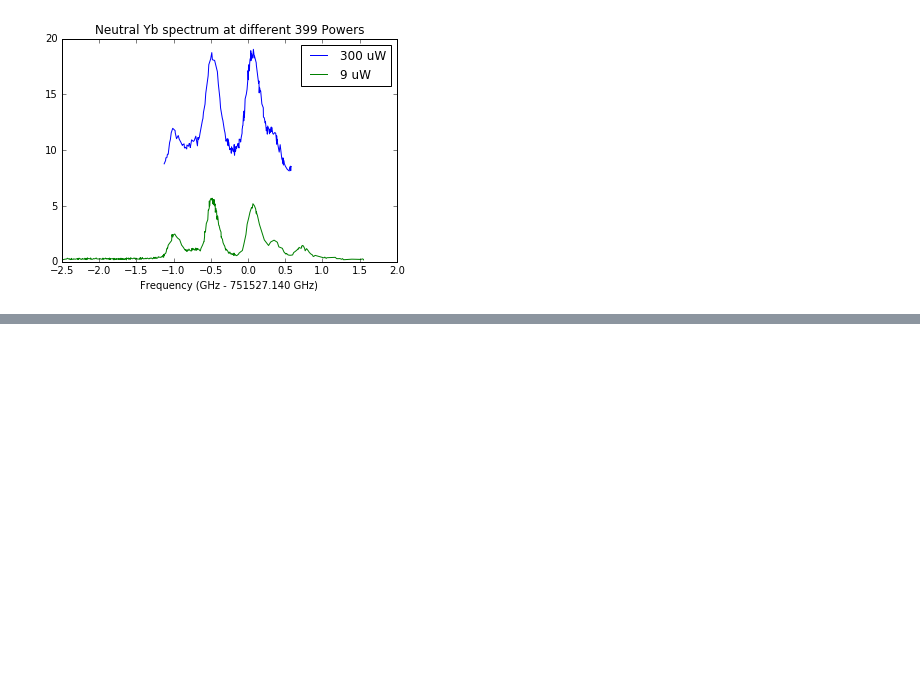
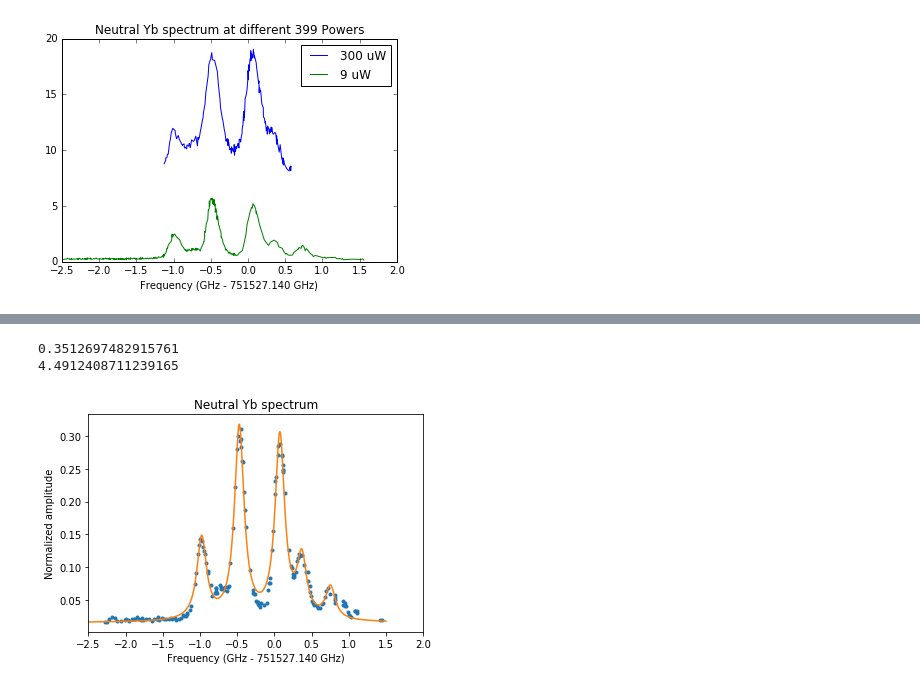
Before and after one commit to CampbellGroup/Qsim, a Jupyter notebook: Ipython-Notebooks/Neutral Fluorescence.ipynb, the cells around one changed output, grey strips where cells are left out. Drawn from its saved outputs; the diff is of its cells as text; code cells hidden in the pictures; blank space fills up the shorter version.

```diff
--- a/Ipython-Notebooks/Neutral Fluorescence.ipynb
+++ b/Ipython-Notebooks/Neutral Fluorescence.ipynb
@@ -138,0 +139,26 @@ plt.title('Neutral Yb spectrum')
+# %%
+def lorentzfunc(x, x1, x2, x3, x4, x5, gamma, A1, A2, A3, A4, A5, offset):
+   return (A1/(2*np.pi)) * gamma/((x - x1)**2 + (gamma/2)**2) + (A2/(2*np.pi)) * gamma/((x - x2)**2 + (gamma/2)**2) + (A3/(2*np.pi)) * gamma/((x - x3)**2 + (gamma/2)**2) + \
+            (A4/(2*np.pi)) * gamma/((x - x4)**2 + (gamma/2)**2) + (A5/(2*np.pi)) * gamma/((x - x5)**2 + (gamma/2)**2) + offset
+
+newx31, newy31 = coursen(data31[:,0],data31[:,1], 6)
+lorentzfit, pcov1 = curve_fit(lorentzfunc, data31[:,0],data31[:,1], p0=[-1.0, -0.5, 0.1, 0.4, 0.7, 0.01, 1.5, 3.0, 2.8, 1.2, 0.8, 0.25])
+therx = np.linspace(-2.5, 1.5, 5000)
+print lorentzfit[7]/np.sum(lorentzfit[6:-1])
+print lorentzfit[7]*2*np.pi
+norm = 0.318/3.169
+plt.plot(newx31, norm*np.array(newy31), '.')
+plt.plot(therx, norm*np.array(lorentzfunc(therx, *lorentzfit)), label = 'Yb 176  '
+         +str(lorentzfit176[0] + 751527.140)[0:10])
+
+plt.xlim([-2.5, 2.0])
+#plt.ylim([0.0, 0.45])
+plt.xlabel('Frequency (GHz - 751527.140 GHz)')
+plt.ylabel('Normalized amplitude')
+#plt.legend(loc=2, prop={'size':10})
+plt.title('Neutral Yb spectrum')
+plt.savefig('/home/qsimexpcontrol/plots/Neutral Flourescence/spectrumwithmasterlorentzfits.pdf')
+# %% [output]
+0.3512697482915761
+4.4912408711239165
+[figure, added]
```
Also changed, not shown: parts of 5 cells of this notebook, 38 other files.
